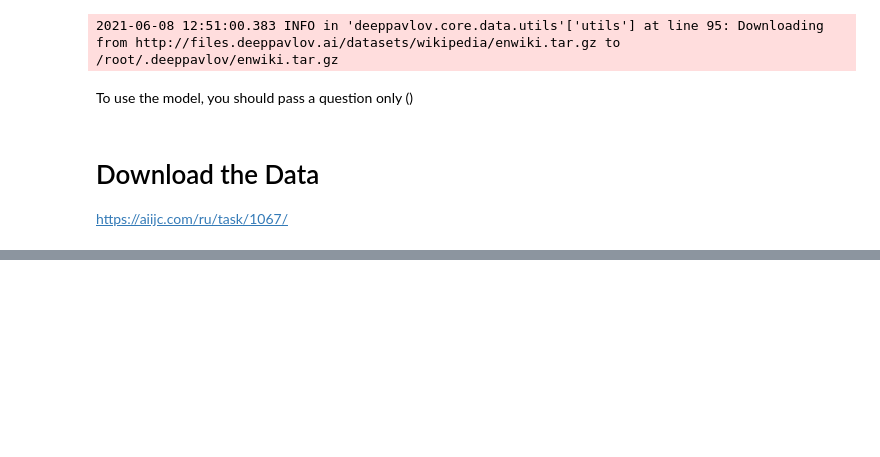
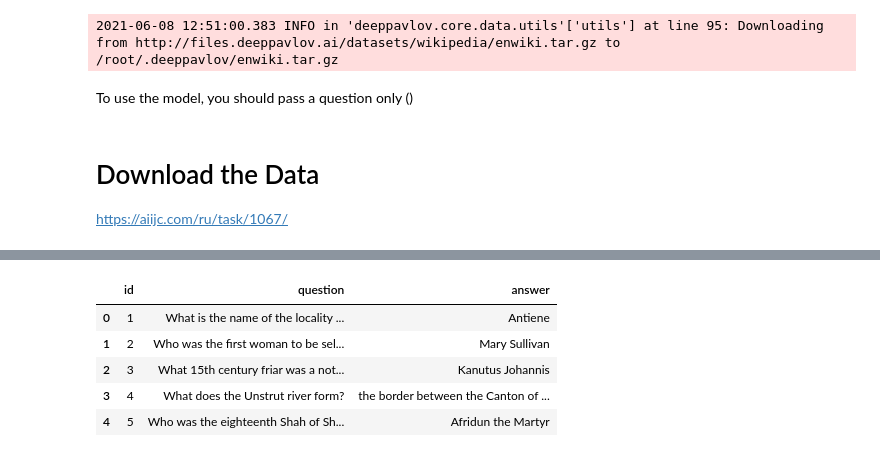
Before and after one commit to AI-Front/NTI, a Jupyter notebook: ODQA_tutorial.ipynb, the cells around one changed output, grey strips where cells are left out. Saved outputs shown, nothing was run; the diff lists cells and outputs as text; code cells hidden in the pictures; blank space fills up the shorter version.

```diff
--- a/ODQA_tutorial.ipynb
+++ b/ODQA_tutorial.ipynb
@@ -81,6 +107,13 @@ https://aiijc.com/ru/task/1067/
 import pandas as pd
 from tqdm import tqdm
 # %%
-train = pd.read_('')
+train = pd.read_excel('56')
 train.head()
+# %% [output]
+|  | id | question | answer |
+| 0 | 1 | What is the name of the locality ... | Antiene |
+| 1 | 2 | Who was the first woman to be sel... | Mary Sullivan |
+| 2 | 3 | What 15th century friar was a not... | Kanutus Johannis |
+| 3 | 4 | What does the Unstrut river form? | the border between the Canton of ... |
+| 4 | 5 | Who was the eighteenth Shah of Sh... | Afridun the Martyr |
 # %%
```
Also changed, not shown: parts of 8 cells of this notebook.
